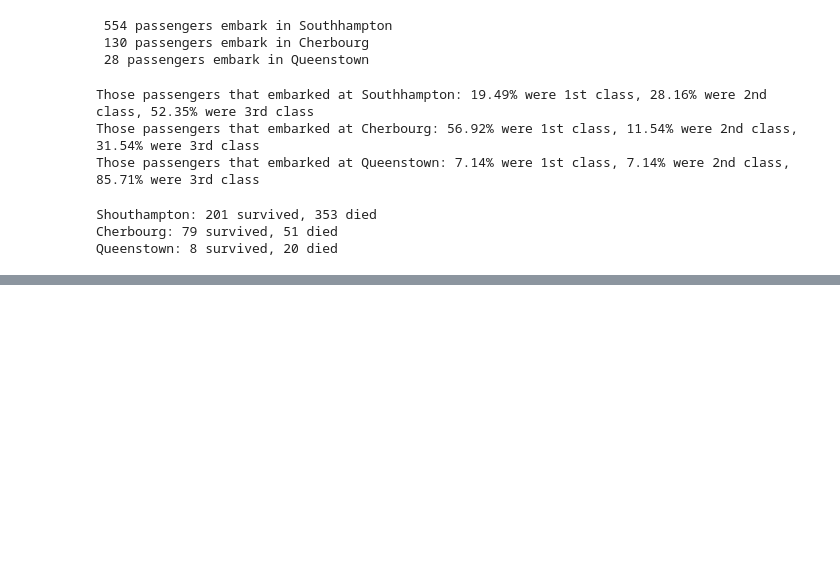
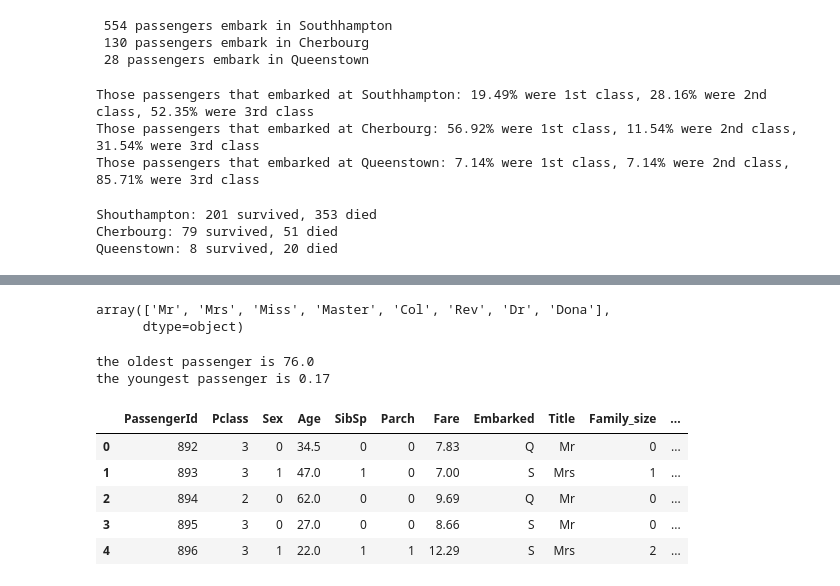
Before and after one commit to akobe4/Kaggle-Titanic-Machine-Learning-from-Disaster, a Jupyter notebook: Notebooks/Titanic_Notebook.ipynb, the cells around one changed output, grey strips where cells are left out. Saved outputs shown, nothing was run; the diff lists cells and outputs as text; code cells hidden in the pictures; blank space fills up the shorter version.

```diff
--- a/Notebooks/Titanic_Notebook.ipynb
+++ b/Notebooks/Titanic_Notebook.ipynb
@@ -285,0 +369,6 @@ Queenstown: 8 survived, 20 died
+# %%
+#find all the unique title values
+test['Title'].unique()
+# %% [output]
+array(['Mr', 'Mrs', 'Miss', 'Master', 'Col', 'Rev', 'Dr', 'Dona'],
+      dtype=object)
@@ -285,0 +381,26 @@ Queenstown: 8 survived, 20 died
+# %%
+#rename title_new column
+test.rename(columns = {'Title_new':'Title'}, inplace = True)
+# %%
+#creating family size column
+#taken from https://triangleinequality.wordpress.com/2013/09/08/basic-feature-engineering-with-the-titanic-data/
+
+test['Family_size'] = test['SibSp'] + test['Parch']
+# %%
+#creating age*class column
+#taken from https://triangleinequality.wordpress.com/2013/09/08/basic-feature-engineering-with-the-titanic-data/
+
+test['Age_class'] = test['Age'] * test['Pclass']
+# %%
+#fare/person - rounded to 2 decimal places
+test['Fare_per_person'] = test['Fare'] / (test['Family_size'] + 1)
+test = test.round({'Fare_per_person': 2})
+# %%
+#max and min of ages - to determine the range of ages
+max_test = test['Age'].max()
+min_test = test['Age'].min()
+print(f'the oldest passenger is {max_test}')
+print(f'the youngest passenger is {min_test}')
+# %% [output]
+the oldest passenger is 76.0
+the youngest passenger is 0.17
@@ -285,0 +409,9 @@ Queenstown: 8 survived, 20 died
+# %%
+test.head()
+# %% [output]
+|  | PassengerId | Pclass | Sex | Age | SibSp | Parch | Fare | Embarked | Title | Family_size | ... |
+| 0 | 892 | 3 | 0 | 34.5 | 0 | 0 | 7.83 | Q | Mr | 0 | ... |
+| 1 | 893 | 3 | 1 | 47.0 | 1 | 0 | 7.00 | S | Mrs | 1 | ... |
+| 2 | 894 | 2 | 0 | 62.0 | 0 | 0 | 9.69 | Q | Mr | 0 | ... |
+| 3 | 895 | 3 | 0 | 27.0 | 0 | 0 | 8.66 | S | Mr | 0 | ... |
+| 4 | 896 | 3 | 1 | 22.0 | 1 | 1 | 12.29 | S | Mrs | 2 | ... |
```
Also changed, not shown: parts of 21 cells of this notebook.
